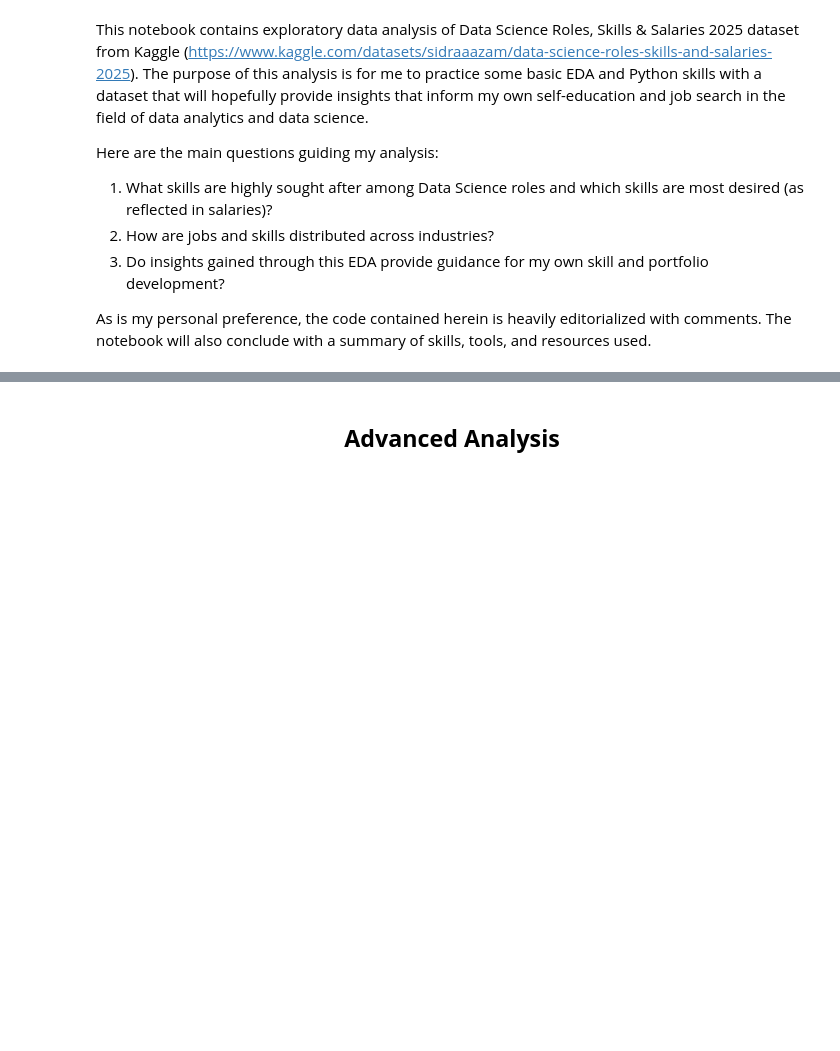
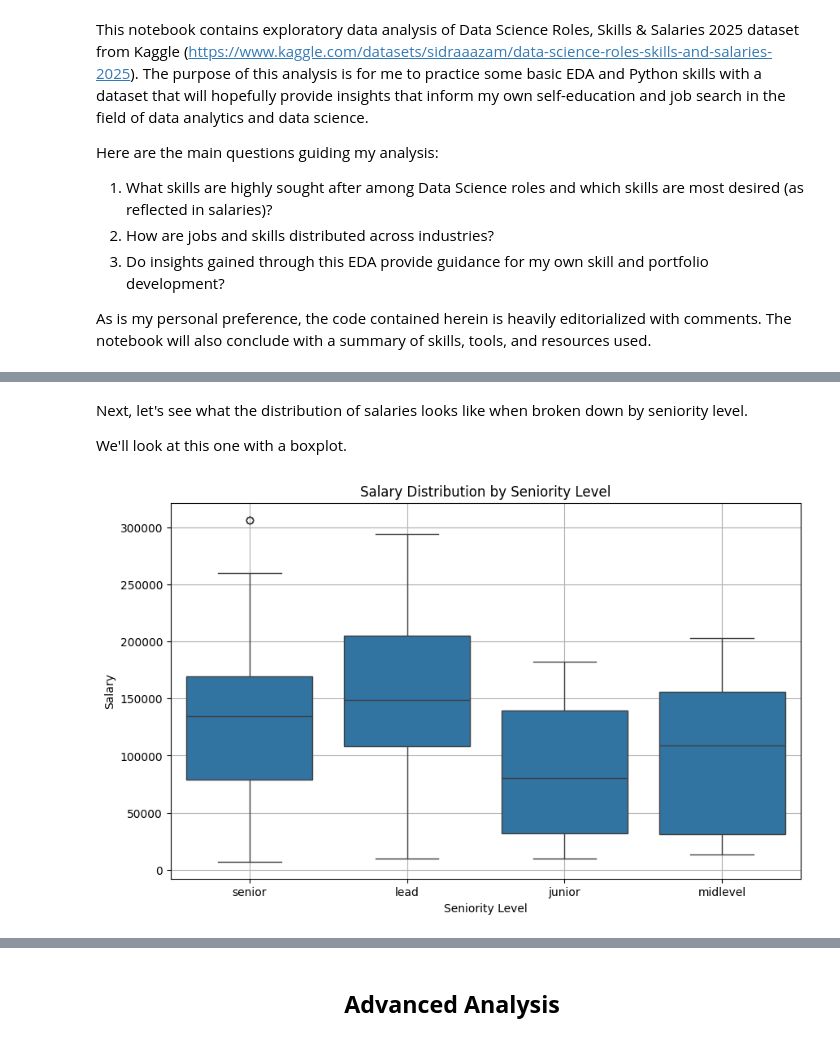
Before and after one commit to PirateWa1rus/PythonPractice, a Jupyter notebook: DSJobs/DSJobs_analysis.ipynb, the cells around one changed output, grey strips where cells are left out. Drawn from its saved outputs; the diff is of its cells as text; code cells hidden in the pictures; blank space fills up the shorter version.

```diff
--- a/DSJobs/DSJobs_analysis.ipynb
+++ b/DSJobs/DSJobs_analysis.ipynb
@@ -97,0 +120,14 @@ most_common_sr_skills = sr_skill_counter.most_common(25)
+# %% [markdown]
+Next, let's see what the distribution of salaries looks like when broken down by seniority level.
+
+We'll look at this one with a boxplot.
+# %%
+plt.figure(figsize=(10, 6))
+sns.boxplot(x='seniority_level', y='Cleaned_Salary', data=df_filtered)
+plt.xlabel('Seniority Level')
+plt.ylabel('Salary')
+plt.title('Salary Distribution by Seniority Level')
+plt.grid(True)
+plt.show()
+# %% [output]
+[figure, added]
```
Also changed, not shown: parts of 47 cells of this notebook.
